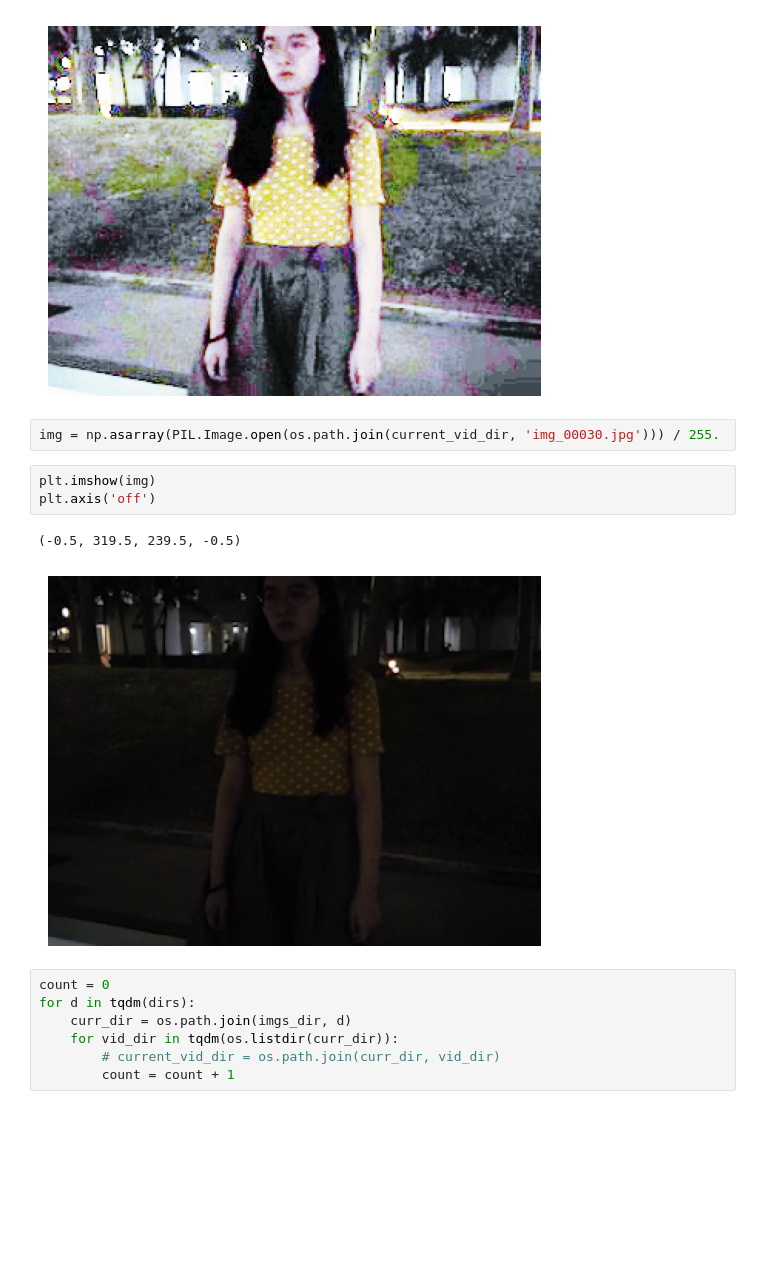
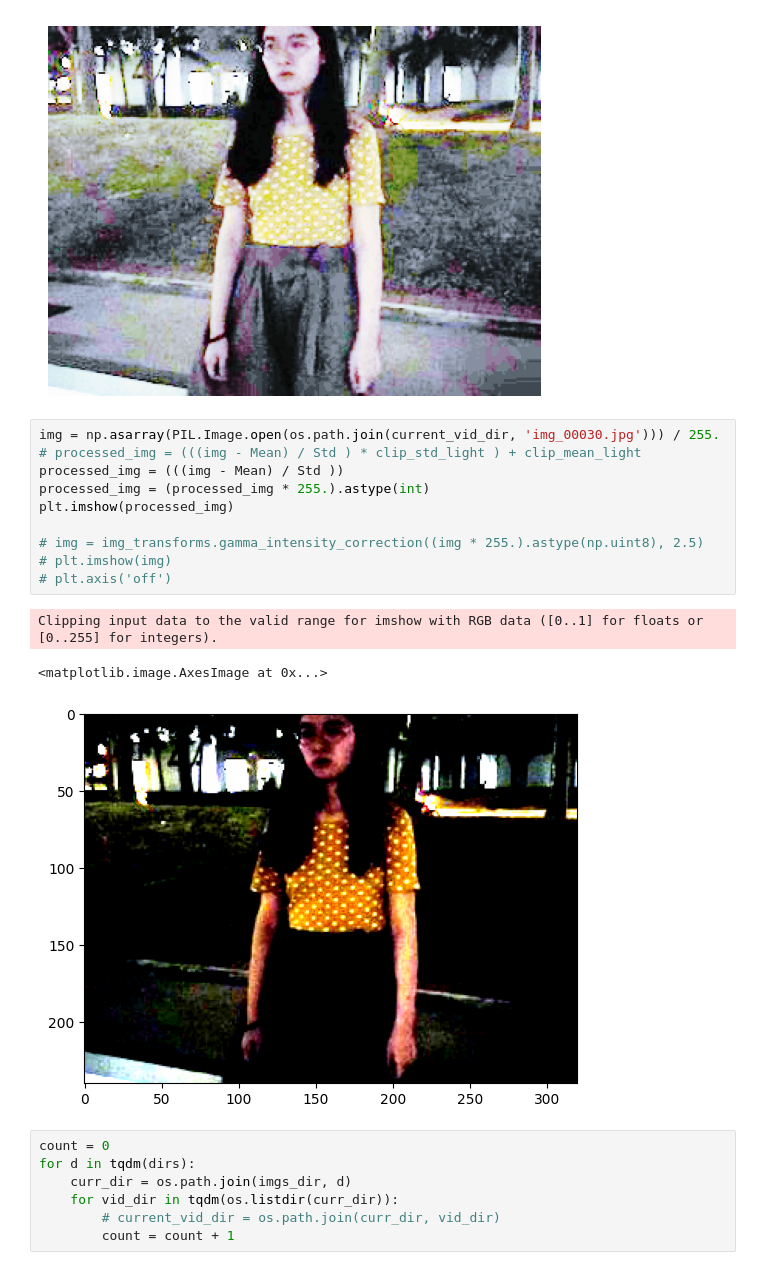
Before and after one commit to jiuntian/darknorm, a Jupyter notebook: datasets/get_mean.ipynb, the cells around one changed output. Saved outputs shown, nothing was run; the diff lists cells and outputs as text; blank space fills up the shorter version.

```diff
--- a/datasets/get_mean.ipynb
+++ b/datasets/get_mean.ipynb
@@ -122,14 +125,20 @@ import img_transforms
 plot_comparison(img)
 # %% [output]
 [figure]
-# %%
-img = np.asarray(PIL.Image.open(os.path.join(current_vid_dir, 'img_00030.jpg'))) / 255.
-# %%
-plt.imshow(img)
-plt.axis('off')
-# %% [output]
-(-0.5, 319.5, 239.5, -0.5)
-[figure, removed]
+# %%
+img = np.asarray(PIL.Image.open(os.path.join(current_vid_dir, 'img_00030.jpg'))) / 255.
+# processed_img = (((img - Mean) / Std ) * clip_std_light ) + clip_mean_light
+processed_img = (((img - Mean) / Std ))
+processed_img = (processed_img * 255.).astype(int)
+plt.imshow(processed_img)
+
+# img = img_transforms.gamma_intensity_correction((img * 255.).astype(np.uint8), 2.5)
+# plt.imshow(img)
+# plt.axis('off')
+# %% [output]
+Clipping input data to the valid range for imshow with RGB data ([0..1] for floats or [0..255] for integers).
+<matplotlib.image.AxesImage at 0x...>
+[figure, added]
 # %%
 count = 0
 for d in tqdm(dirs):
```
Also changed, not shown: parts of 1 cell of this notebook, 7 other files.
